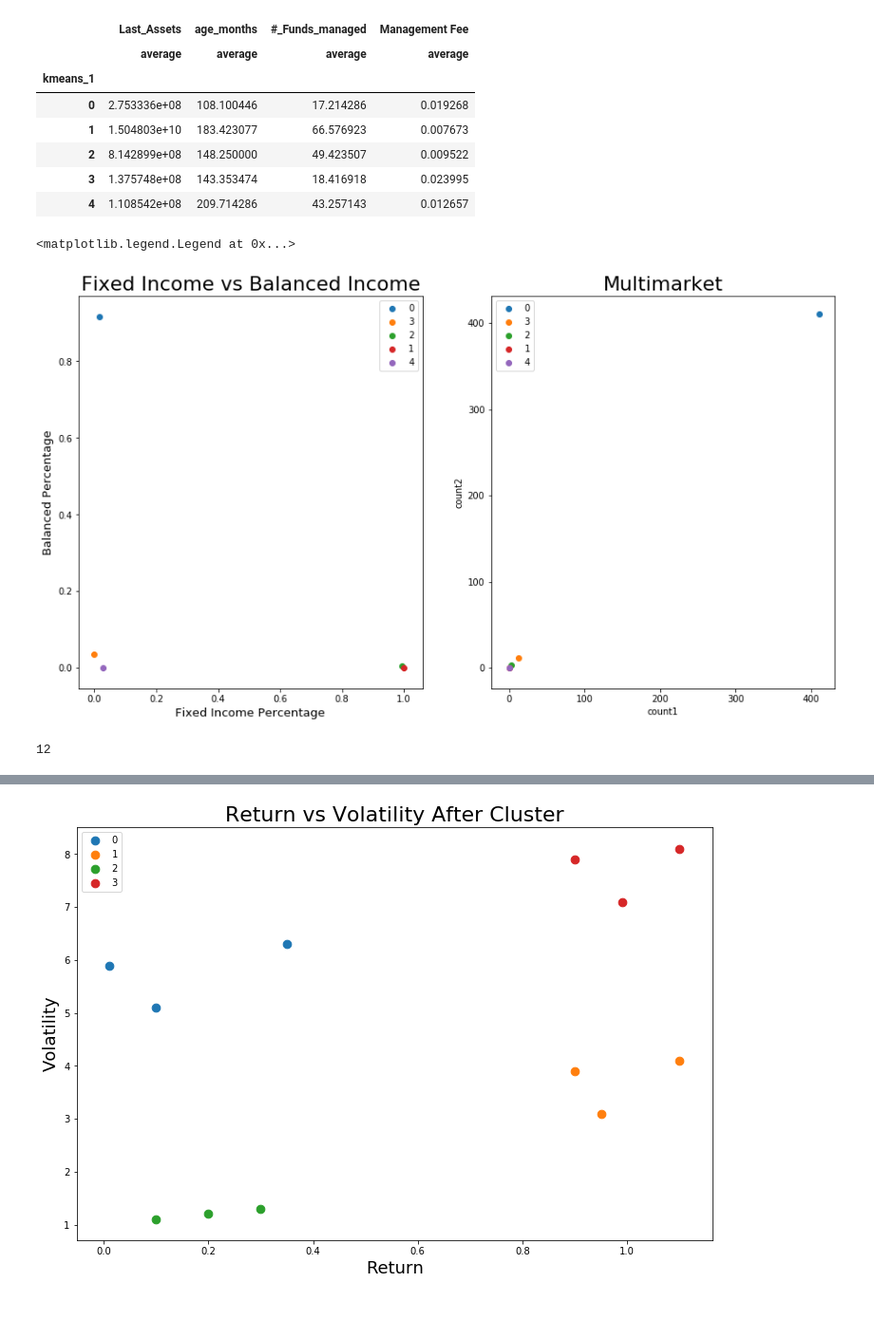
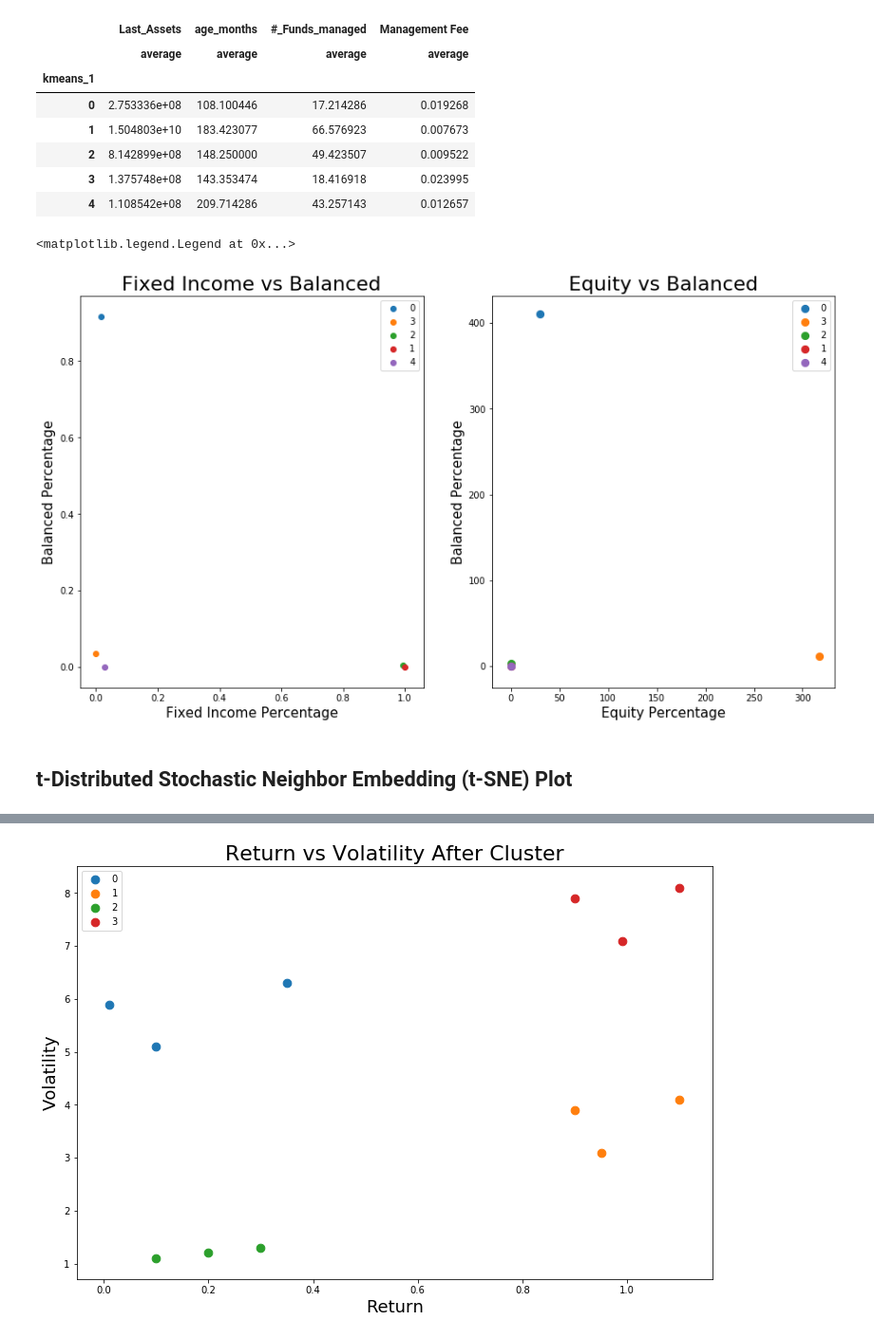
Before and after one commit to berkurka/Mutual_Fund_Clustering, a Jupyter notebook: Notebooks/03 Building Models.ipynb, the cells around one changed output, grey strips where cells are left out. Shown at 95% size. Saved outputs shown, nothing was run; the diff lists cells and outputs as text; code cells hidden in the pictures; blank space fills up the shorter version.

```diff
--- a/Notebooks/Building Models.ipynb
+++ b/Notebooks/03 Building Models.ipynb
@@ -11,5 +15,5 @@ from sklearn.ensemble import RandomForestClassifier
 # %%
-X_sc = pd.read_csv('./X_scaled.csv')
+X_sc = pd.read_csv('../Data/X_scaled.csv')
 # %%
 ## Setting Feature list for clustering
 features = X_sc.columns.values
@@ -382,7 +388,7 @@ fig.tight_layout()
 # %% [markdown]
 ## Adding clusters classifications to DF
 # %%
-raw_df = pd.read_csv('./clean_df.csv')
+raw_df = pd.read_csv('../Data/clean_df.csv')
 
 raw_df['dbsc_1'] = dbsc_1
 raw_df['agglomerative_1'] = agglomerative_1
@@ -731,27 +737,25 @@ raw_df.groupby(['kmeans_1'])[['Last_Assets',
 # %%
 fig, ax = plt.subplots(1,2,figsize=(15,8),sharey=False)
 ax = ax.ravel()
 for i in raw_df['kmeans_1'].unique():
     ax[0].scatter(raw_df[raw_df['kmeans_1']==i]['CVM Category_Fixed Income'].mean()
                   ,raw_df[raw_df['kmeans_1']==i]['CVM Category_Multimarket'].mean()
                   , label=str(i))
-    ax[1].scatter(raw_df[raw_df['kmeans_1']==i]['CVM Category_Multimarket'].sum()
+    ax[1].scatter(raw_df[raw_df['kmeans_1']==i]['CVM Category_Equities'].sum()
                   ,raw_df[raw_df['kmeans_1']==i]['CVM Category_Multimarket'].sum()
-                  , label=str(i))
+                  , label=str(i),s=66)
 
-ax[0].set_title('Fixed Income vs Balanced Income', fontsize=22)
-ax[0].set_xlabel('Fixed Income Percentage', fontsize=13)
-ax[0].set_ylabel('Balanced Percentage', fontsize=13)
+ax[0].set_title('Fixed Income vs Balanced', fontsize=22)
+ax[0].set_xlabel('Fixed Income Percentage', fontsize=15)
+ax[0].set_ylabel('Balanced Percentage', fontsize=15)
 ax[0].legend()
 
-ax[1].set_title('Multimarket', fontsize=22)
-ax[1].set_xlabel('count1')
-ax[1].set_ylabel('count2')
+ax[1].set_title('Equity vs Balanced', fontsize=22)
+ax[1].set_xlabel('Equity Percentage', fontsize=15)
+ax[1].set_ylabel('Balanced Percentage', fontsize=15)
 ax[1].legend()
 # %% [output]
 <matplotlib.legend.Legend at 0x...>
-[figure, old version]
+[figure, new version]
-# %%
-len([3.1,3.2,3.3,5.9,5.10,6.1,1.1,1.2,1.3,7.9,7.10,8.1])
-# %% [output]
-12
+# %% [markdown]
+## t-Distributed Stochastic Neighbor Embedding (t-SNE) Plot
```
Also changed, not shown: parts of 19 cells of this notebook, 7 other files.
